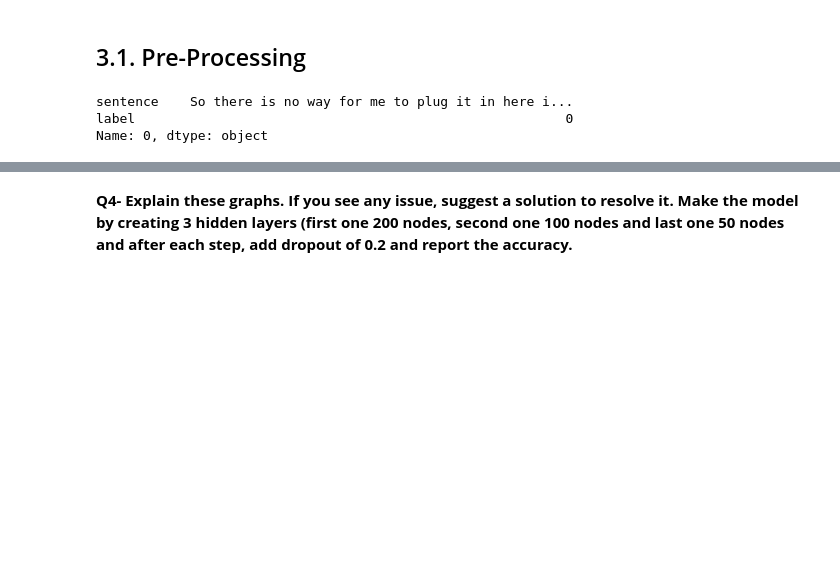
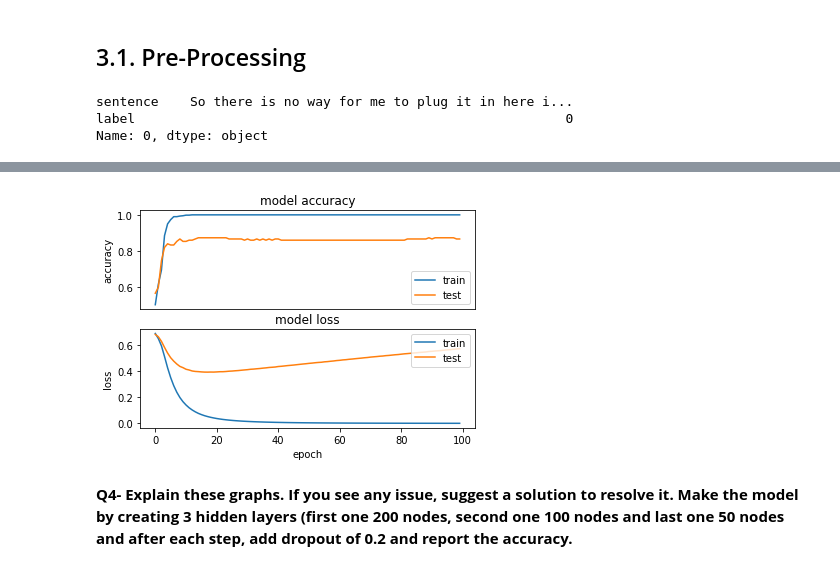
Before and after one commit to rajkumarin/Deep_Learning_on_Images, a Jupyter notebook: ANLY_535_Lab2.ipynb, the cells around one changed output, grey strips where cells are left out. Saved outputs shown, nothing was run; the diff lists cells and outputs as text; code cells hidden in the pictures; blank space fills up the shorter version.

```diff
--- a/ANLY_535_Lab2.ipynb
+++ b/ANLY_535_Lab2.ipynb
@@ -170,0 +208,5 @@ Name: 0, dtype: object
+# %%
+from sklearn.model_selection import train_test_split
+sentences = df['sentence'].values
+y = df['label'].values
+sentences_train, sentences_test, y_train, y_test = train_test_split(sentences, y, test_size=0.25, random_state=1000)
@@ -170,0 +223,6 @@ Name: 0, dtype: object
+# %%
+from sklearn.linear_model import LogisticRegression
+classifier = LogisticRegression()
+classifier.fit(X_train, y_train)
+score = classifier.score(X_test, y_test)
+print("Accuracy:", score)
@@ -170,0 +231,15 @@ Name: 0, dtype: object
+# %%
+X_train = vectorizer.transform(sentences_train).toarray()
+X_test = vectorizer.transform(sentences_test).toarray()
+from tensorflow.keras.models import Sequential
+from tensorflow.keras import layers
+input_dim = X_train.shape[1] # Number of features
+model = Sequential()
+model.add(layers.Dense(10, input_dim=input_dim, activation='relu'))
+model.add(layers.Dense(1, activation='sigmoid'))
+model.compile(loss='binary_crossentropy', optimizer='adam',
+metrics=['accuracy'])
+final_model = model.fit(X_train, y_train, epochs=100, validation_split=0.2 ,
+batch_size=10)
+loss, accuracy = model.evaluate(X_test, y_test, verbose=False)
+print("Test Accuracy: ",accuracy*100)
@@ -171,3 +264,23 @@ Name: 0, dtype: object
+# %%
+plt.subplot(2,1,1)
+plt.plot(final_model.history['accuracy'])
+plt.plot(final_model.history['val_accuracy'])
+plt.title('model accuracy')
+plt.ylabel('accuracy')
+plt.xticks([])
+plt.legend(['train', 'test'], loc='lower right')
+
+plt.subplot(2,1,2)
+plt.plot(final_model.history['loss'])
+plt.plot(final_model.history['val_loss'])
+plt.title('model loss')
+plt.ylabel('loss')
+plt.xlabel('epoch')
+plt.legend(['train', 'test'], loc='upper right')
+
+plt.show()
+# %% [output]
+[figure, added]
 # %% [markdown]
 **Q4- Explain these graphs. If you see any issue, suggest a solution to resolve it. Make the model by creating 3 hidden layers (first one 200 nodes, second one 100 nodes and last one 50 nodes and after each step, add dropout of 0.2 and report the accuracy.**
 # %% [markdown]
```
Also changed, not shown: parts of 10 cells of this notebook.
